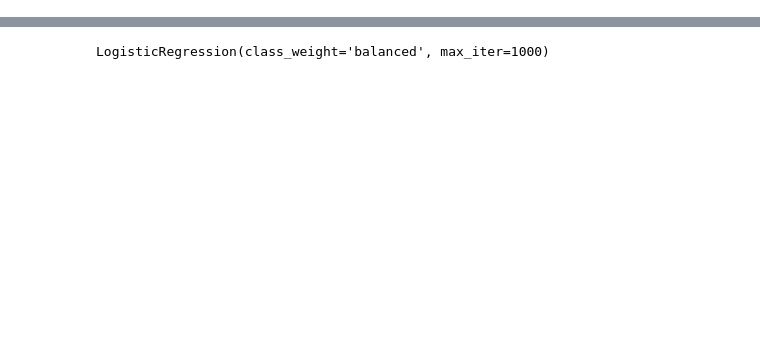
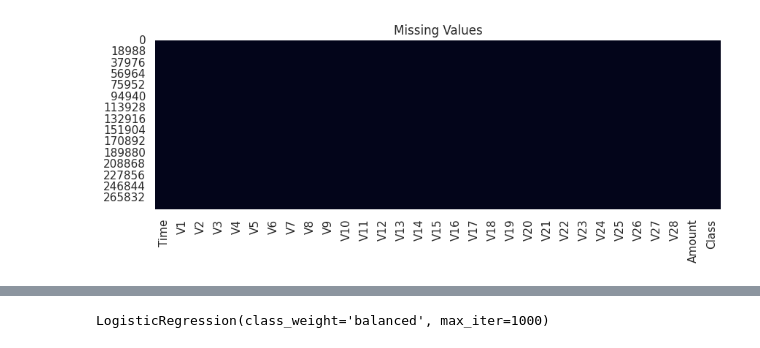
Before and after one commit to alokrajmindfire/fraud-detection, a Jupyter notebook: app/notebook/ccd.ipynb, the cells around one changed output, grey strips where cells are left out. Saved outputs shown, nothing was run; the diff lists cells and outputs as text; code cells hidden in the pictures; blank space fills up the shorter version.

```diff
--- a/app/notebook/ccd.ipynb
+++ b/app/notebook/ccd.ipynb
@@ -68 +94,8 @@ np.float64(0.002280345940038461)
+# %%
+plt.figure(figsize=(10,3))
+sns.heatmap(df.isnull(), cbar=False)
+plt.title("Missing Values")
+plt.show()
+# %% [output]
+[figure, added]
 # %%
```
Also changed, not shown: parts of 26 cells of this notebook, 3 other files.
